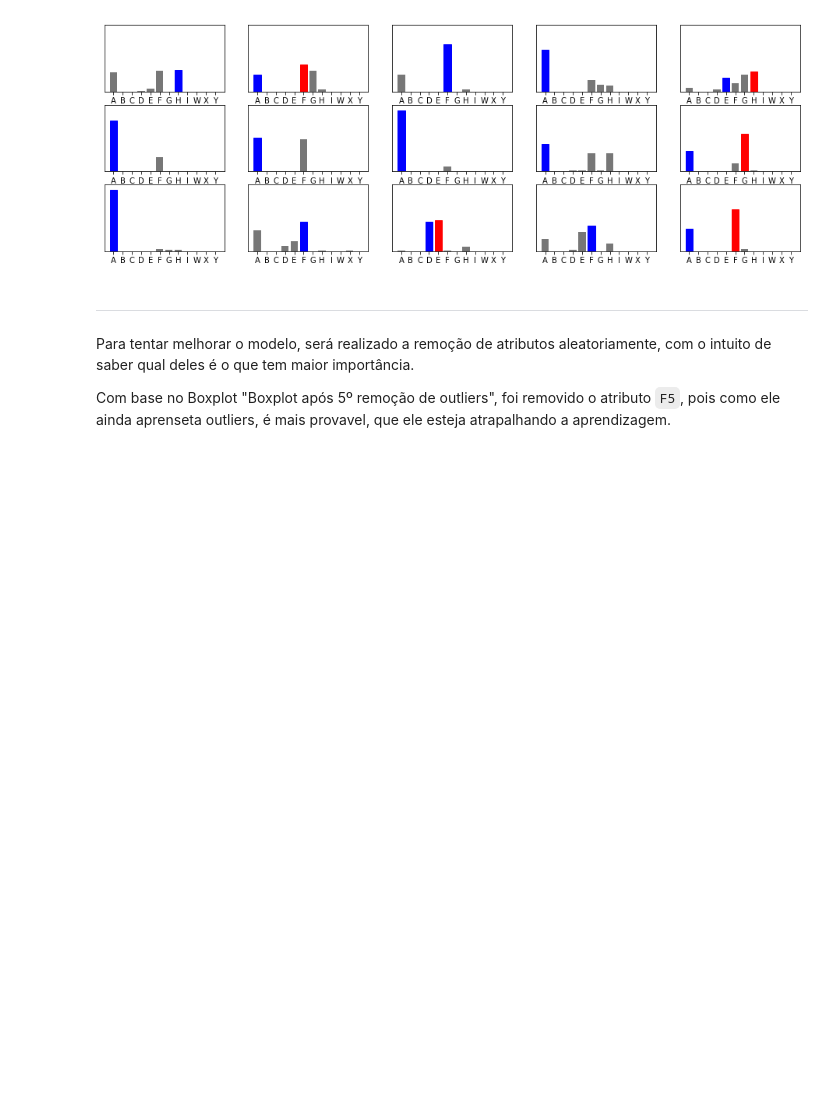
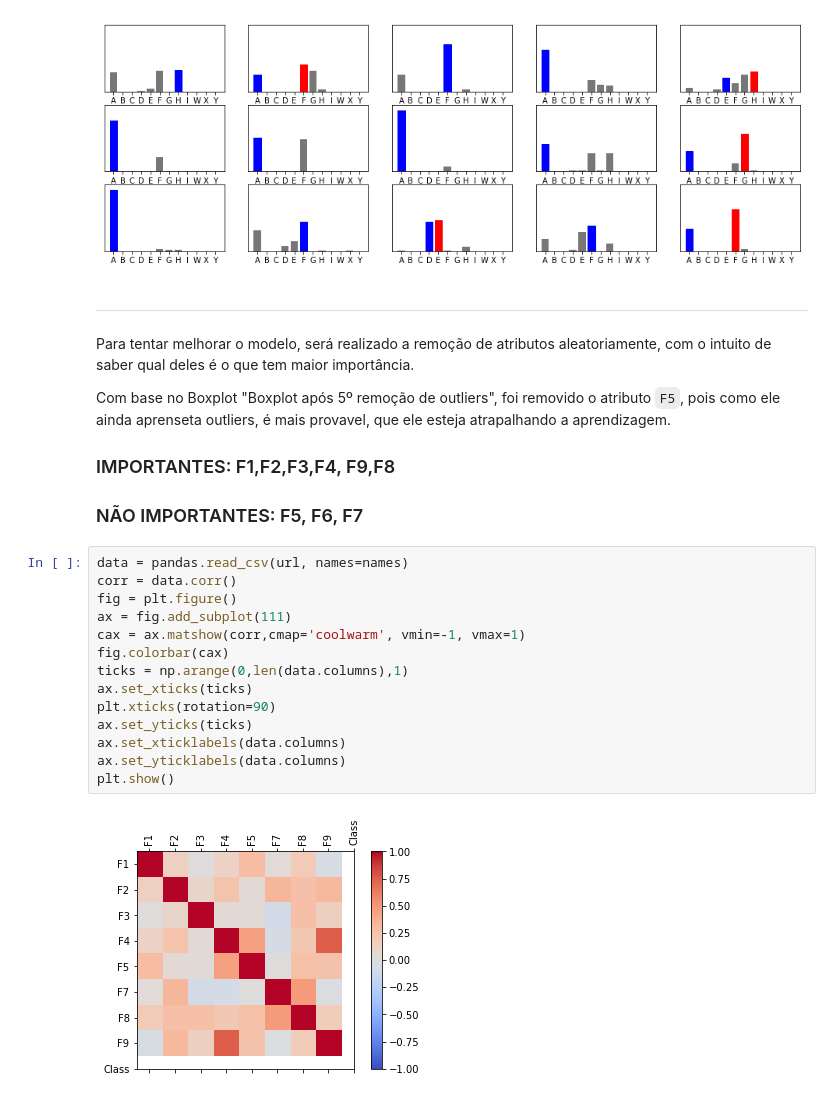
Before and after one commit to Swehtam/IA, a Jupyter notebook: Questão 3.ipynb, the cells around one changed output. Saved outputs shown, nothing was run; the diff lists cells and outputs as text; blank space fills up the shorter version.

```diff
--- a/Questão 3.ipynb
+++ b/Questão 3.ipynb
@@ -485,6 +485,25 @@ for i in range(num_images):
 Para tentar melhorar o modelo, será realizado a remoção de atributos aleatoriamente, com o intuito de saber qual deles é o que tem maior importância.
 
 Com base no Boxplot "Boxplot após 5º remoção de outliers", foi removido o atributo `F5`, pois como ele ainda aprenseta outliers, é mais provavel, que ele esteja atrapalhando a aprendizagem.
+
+### IMPORTANTES: F1,F2,F3,F4, F9,F8
+### NÃO IMPORTANTES: F5, F6, F7
+# %%
+data = pandas.read_csv(url, names=names)
+corr = data.corr()
+fig = plt.figure()
+ax = fig.add_subplot(111)
+cax = ax.matshow(corr,cmap='coolwarm', vmin=-1, vmax=1)
+fig.colorbar(cax)
+ticks = np.arange(0,len(data.columns),1)
+ax.set_xticks(ticks)
+plt.xticks(rotation=90)
+ax.set_yticks(ticks)
+ax.set_xticklabels(data.columns)
+ax.set_yticklabels(data.columns)
+plt.show()
+# %% [output]
+[figure, added]
 # %%
 print(dataset.shape)
 dataset = X_4_train
```
Also changed, not shown: parts of 7 cells of this notebook.
